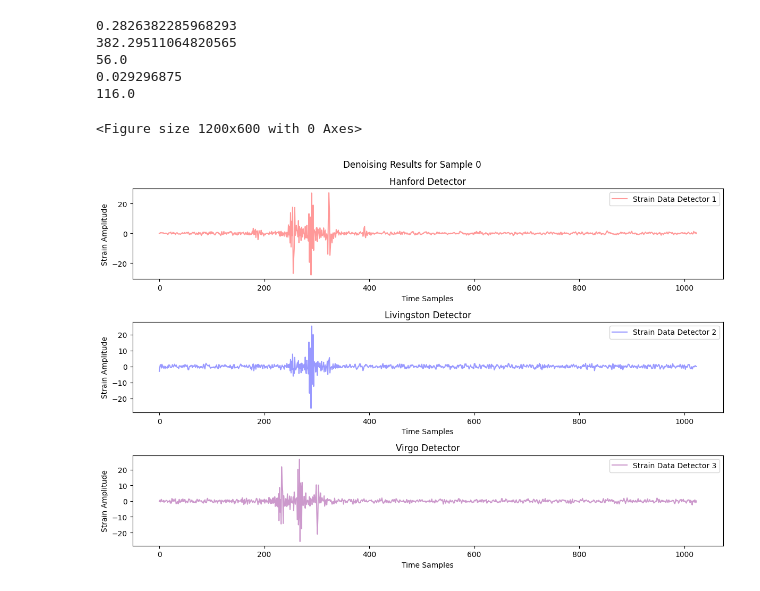
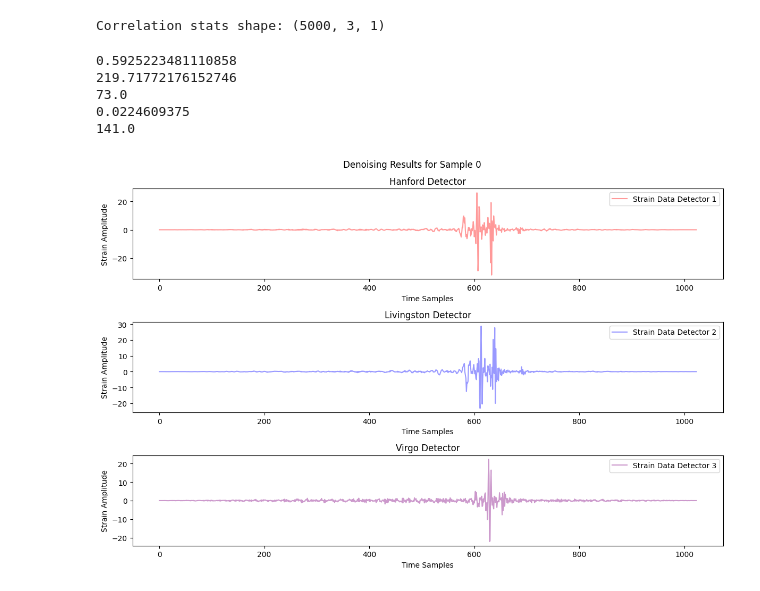
Before and after one commit to Zeos-ctrl/MicroprojectPXT992, a Jupyter notebook: GWBModel.ipynb, the cells around one changed output. Cells and saved outputs as stored; diff of their text form; code cells hidden in the pictures.

```diff
--- a/GWBModel.ipynb
+++ b/GWBModel.ipynb
@@ -21,31 +102,50 @@ print(params.shape)
+# %%
+import pingouin as pg
+
+# Generate a pearsons correlation statistic between each detector
+corr_stats = []
+
+for sample in data:
+    # Generate statistics and add as an array to the corr_stats array
+    stat1 = pg.corr(sample[0], sample[1]) # Detector 1 and 2
+    stat2 = pg.corr(sample[0], sample[2]) # Detector 1 and 3
+    stat3 = pg.corr(sample[1], sample[2]) # Detector 2 and 3
+    corr_stats.append([stat1.r, stat2.r, stat3.r])
+
+corr_stats = np.array(corr_stats)
+print("Correlation stats shape:", corr_stats.shape)
+# %% [output]
+Correlation stats shape: (5000, 3, 1)
 # %%
 time = np.linspace(0, 1024, 1024)
 
 sample_idx = 0
-plt.figure(figsize=(12, 6))
+
 fig, axs = plt.subplots(3, 1, figsize=(12, 8))
 detectors = ['Hanford', 'Livingston', 'Virgo']
 col = ["red", "blue", "purple"]
 for d in range(3):
-    axs[d].plot(data[sample_idx][d], color = f"{col[d]}", label=f'Strain Data Detector {d+1}', alpha=0.4)
+    # Window the data to denoise a bit
+    window = np.bartlett(data[sample_idx][d].size)
+    x_windowed = data[sample_idx][d]*window
+    axs[d].plot(x_windowed, color = f"{col[d]}", label=f'Strain Data Detector {d+1}', alpha=0.4)
     axs[d].legend()
     axs[d].set_title(f'{detectors[d]} Detector')
     axs[d].set_xlabel("Time Samples")
     axs[d].set_ylabel("Strain Amplitude")
 
 print(params[sample_idx][0])
 print(params[sample_idx][1])
 print(params[sample_idx][2])
 print(params[sample_idx][3])
 print(params[sample_idx][4])
 plt.suptitle(f"Denoising Results for Sample {sample_idx}")
 plt.tight_layout()
 plt.show()
 # %% [output]
-0.2826382285968293
-382.29511064820565
-56.0
-0.029296875
-116.0
+0.5925223481110858
+219.71772176152746
+73.0
+0.0224609375
+141.0
-<Figure size 1200x600 with 0 Axes>
-[figure, old version]
+[figure, new version]
```
Also changed, not shown: parts of 21 cells of this notebook, 4 other files.
